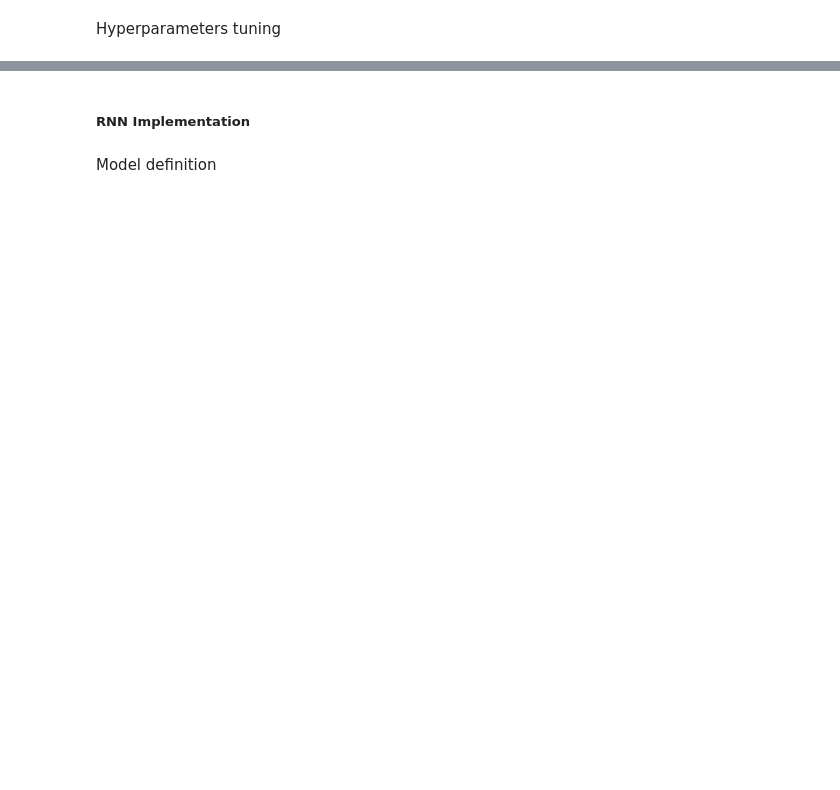
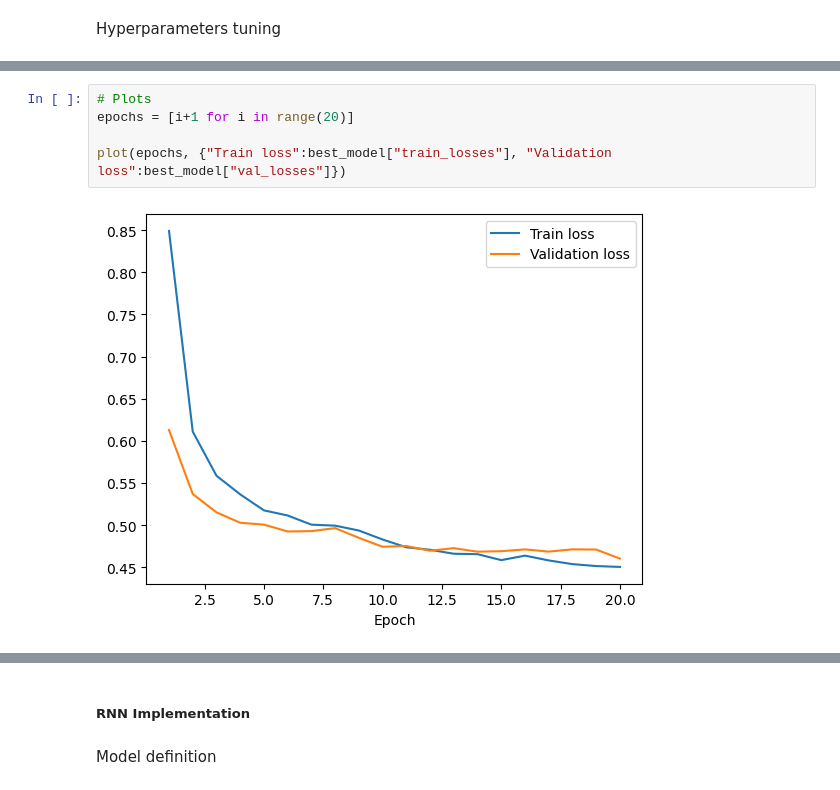
Before and after one commit to mels273/dl-homework2, a Jupyter notebook: q2/Q2.ipynb, the cells around one changed output, grey strips where cells are left out. Saved outputs shown, nothing was run; the diff lists cells and outputs as text; blank space fills up the shorter version.

```diff
--- a/q2/Q2.ipynb
+++ b/q2/Q2.ipynb
@@ -226,0 +298,7 @@ Hyperparameters tuning
+# %%
+# Plots
+epochs = [i+1 for i in range(20)]
+
+plot(epochs, {"Train loss":best_model["train_losses"], "Validation loss":best_model["val_losses"]})
+# %% [output]
+[figure, added]
```
Also changed, not shown: parts of 19 cells of this notebook.
